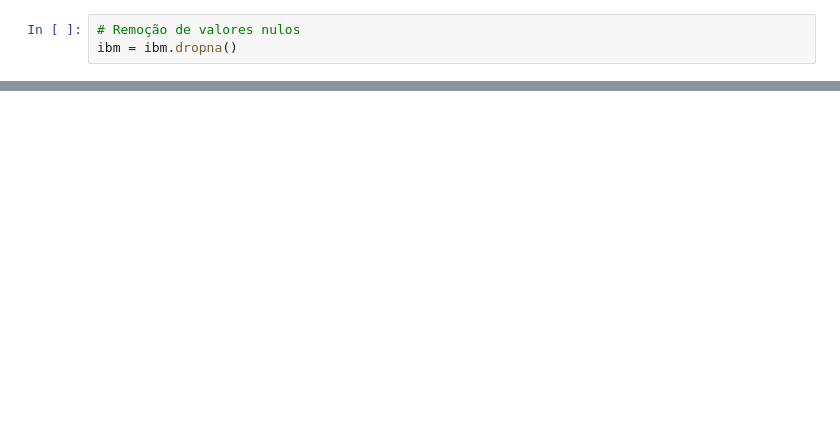
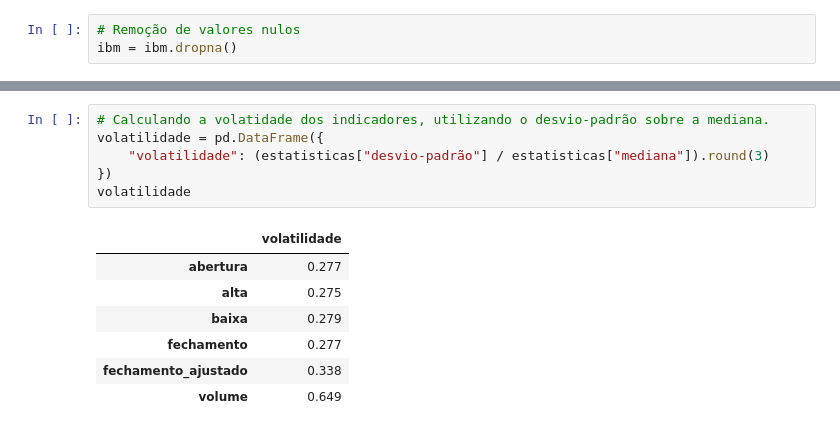
Before and after one commit to PedroJunior56/Projeto-Aplicado-II, a Jupyter notebook: scripts/AED.ipynb, the cells around one changed output, grey strips where cells are left out. Drawn from its saved outputs; the diff is of its cells as text; blank space fills up the shorter version.

```diff
--- a/scripts/AED.ipynb
+++ b/scripts/AED.ipynb
@@ -70,3 +61,17 @@ estatisticas.round(3)
 | volume | 6181655.716 | 2590001.000 | 5313628.000 | 3449506.289 | 1.189909e+13 | 2.500 | 11.646 |
+# %%
+# Calculando a volatidade dos indicadores, utilizando o desvio-padrão sobre a mediana.
+volatilidade = pd.DataFrame({
+    "volatilidade": (estatisticas["desvio-padrão"] / estatisticas["mediana"]).round(3)
+})
+volatilidade
+# %% [output]
+|  | volatilidade |
+| abertura | 0.277 |
+| alta | 0.275 |
+| baixa | 0.279 |
+| fechamento | 0.277 |
+| fechamento_ajustado | 0.338 |
+| volume | 0.649 |
 # %%
 # Gerando uma matriz de correlação linear.
```
Also changed, not shown: parts of 24 cells of this notebook, 5 other files.
